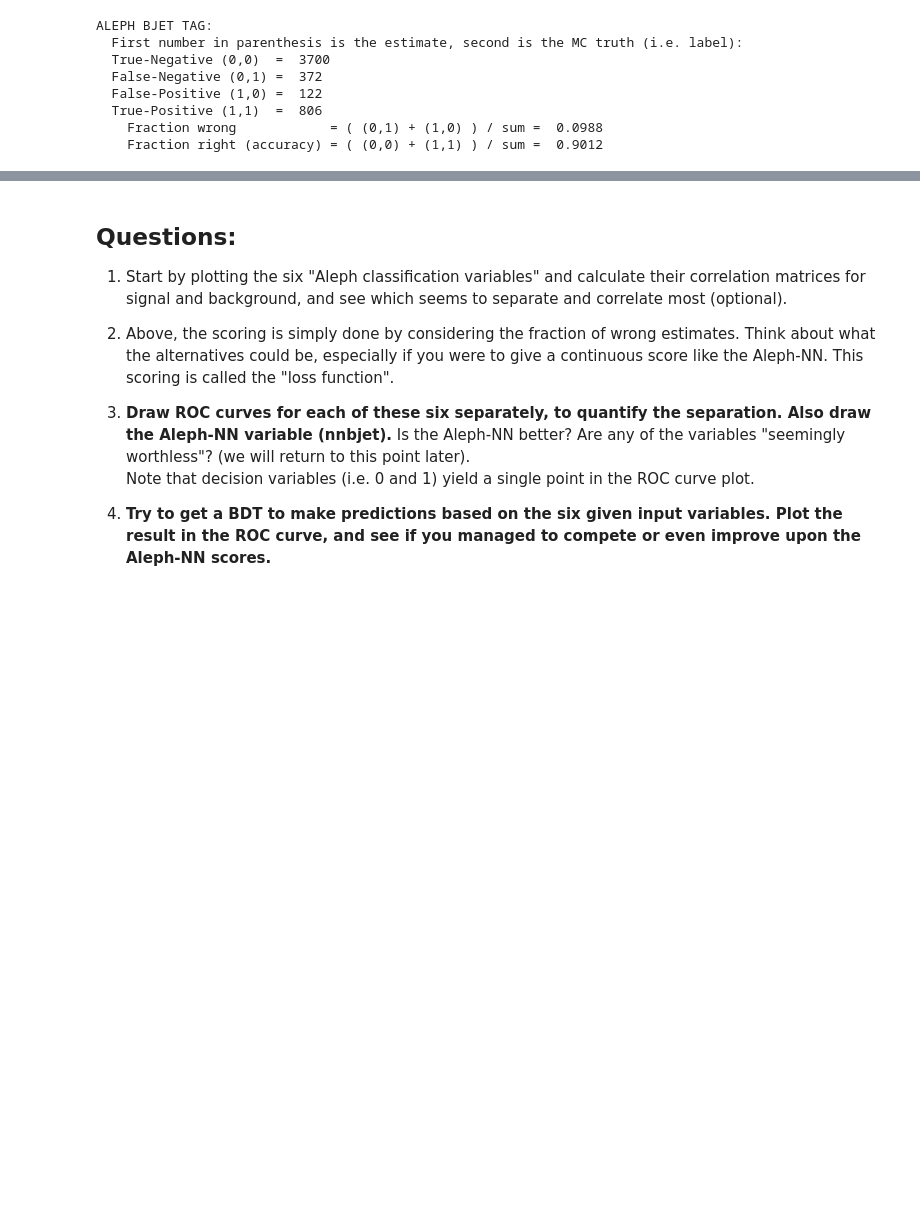
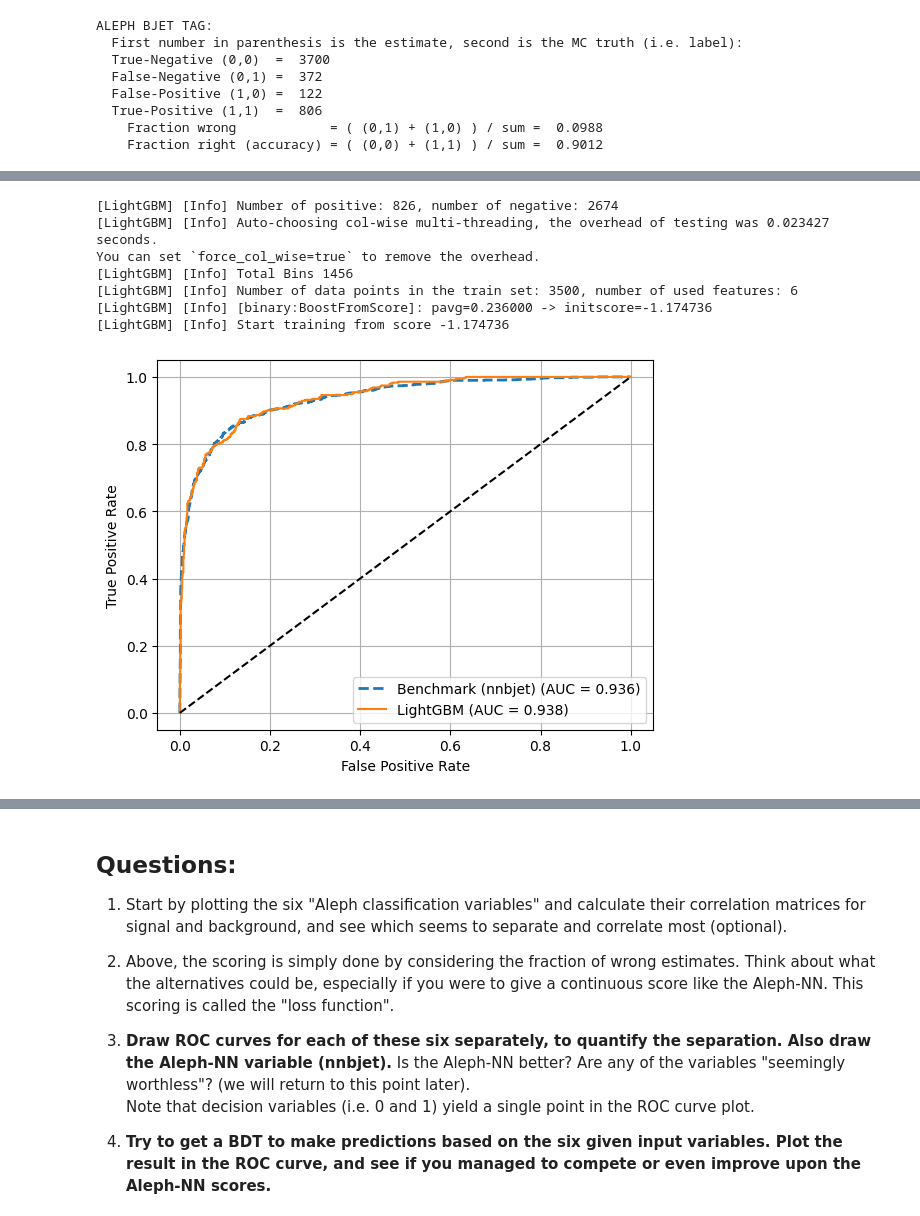
Before and after one commit to J04n04/AppliedML2026, a Jupyter notebook: Week1/BjetSelection_original.ipynb, the cells around one changed output, grey strips where cells are left out. Cells and saved outputs as stored; diff of their text form; code cells hidden in the pictures; blank space fills up the shorter version.

```diff
--- a/Week1/BjetSelection_original.ipynb
+++ b/Week1/BjetSelection_original.ipynb
@@ -193,0 +305,42 @@ ALEPH BJET TAG:
+# %%
+from lightgbm import LGBMClassifier
+
+lgbm = LGBMClassifier(
+    n_estimators=100,
+    learning_rate=0.02,
+    max_depth=-1,          # -1 = no limit
+    num_leaves=31,         # key parameter for LightGBM
+    subsample=0.8,
+    colsample_bytree=0.8,
+    random_state=42
+)
+
+lgbm.fit(X_train, y_train)
+y_score_lgbm = lgbm.predict_proba(X_test)[:, 1]
+
+fpr_lgbm, tpr_lgbm, _ = roc_curve(y_test, y_score_lgbm)
+auc_lgbm = auc(fpr_lgbm, tpr_lgbm)
+
+plt.plot(fpr_bench, tpr_bench,
+         linestyle='--',
+         linewidth=2,
+         label=f"Benchmark (nnbjet) (AUC = {auc_bench:.3f})")
+
+plt.plot(fpr_lgbm, tpr_lgbm, label=f"LightGBM (AUC = {auc_lgbm:.3f})")
+
+plt.plot([0, 1], [0, 1], 'k--')
+
+plt.xlabel("False Positive Rate")
+plt.ylabel("True Positive Rate")
+plt.legend()
+plt.grid()
+plt.show()
+# %% [output]
+[LightGBM] [Info] Number of positive: 826, number of negative: 2674
+[LightGBM] [Info] Auto-choosing col-wise multi-threading, the overhead of testing was 0.023427 seconds.
+You can set `force_col_wise=true` to remove the overhead.
+[LightGBM] [Info] Total Bins 1456
+[LightGBM] [Info] Number of data points in the train set: 3500, number of used features: 6
+[LightGBM] [Info] [binary:BoostFromScore]: pavg=0.236000 -> initscore=-1.174736
+[LightGBM] [Info] Start training from score -1.174736
+[figure, added]
```
Also changed, not shown: parts of 8 cells of this notebook.
